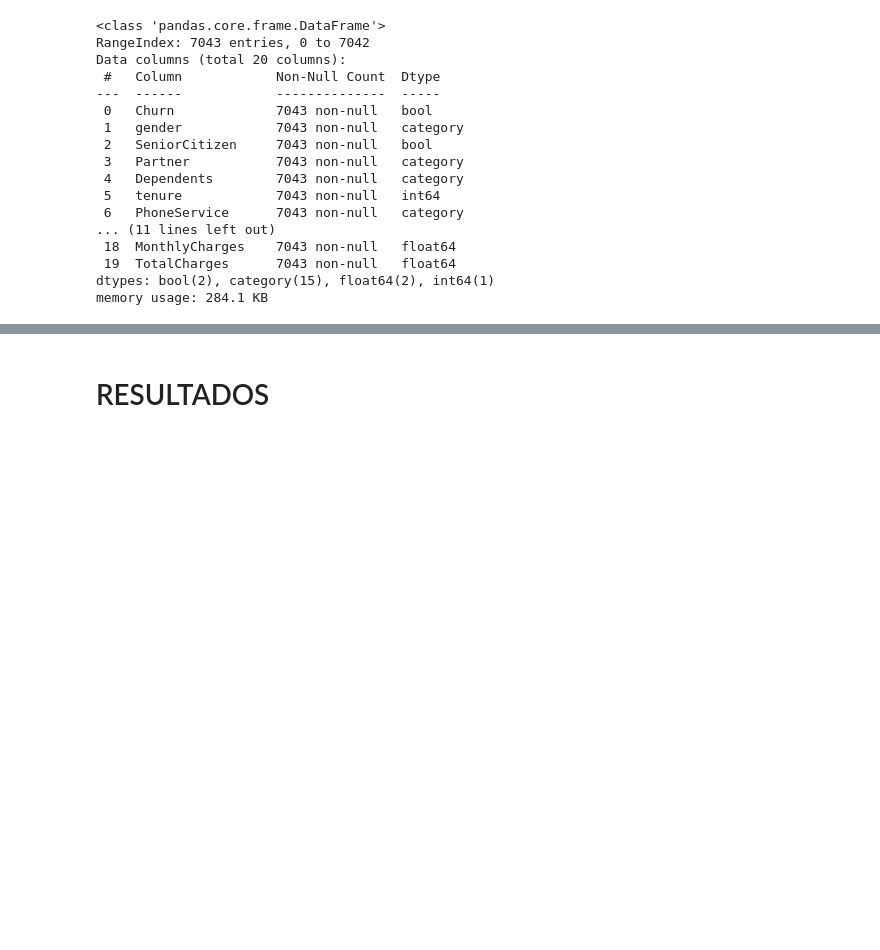
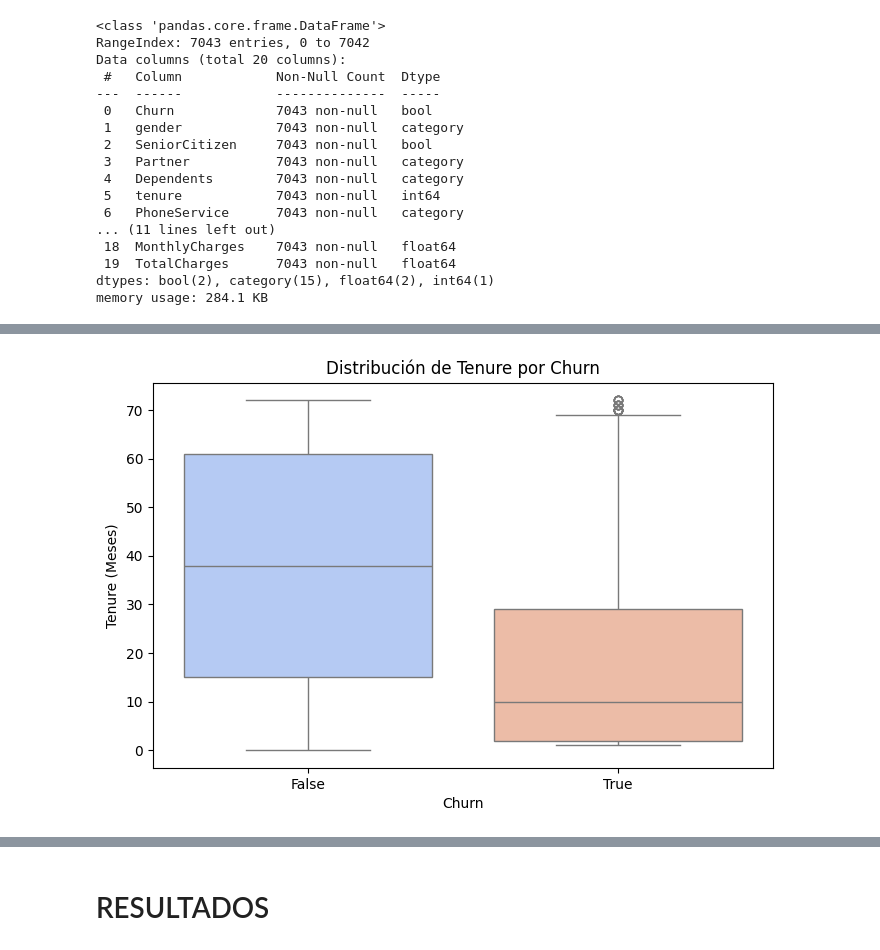
Before and after one commit to mauloredo/Challenge_Telecom_X, a Jupyter notebook: Challenge_Telecom_X.ipynb, the cells around one changed output, grey strips where cells are left out. Drawn from its saved outputs; the diff is of its cells as text; code cells hidden in the pictures; blank space fills up the shorter version.

```diff
--- a/Challenge_Telecom_X.ipynb
+++ b/Challenge_Telecom_X.ipynb
@@ -1049,0 +1079,12 @@ memory usage: 284.1 KB
+# %%
+#ANALISANDO EL COMPORTAMIENTO DE CHURN Y SU RELACIÓN CON LAS VARIABLES NUMÉRICAS
+
+#Distribución de tenure por Churn
+plt.figure(figsize=(8, 5))
+sns.boxplot(x=clean_df['Churn'], y=clean_df['tenure'], palette='coolwarm')
+plt.xlabel('Churn')
+plt.ylabel('Tenure (Meses)')
+plt.title('Distribución de Tenure por Churn')
+plt.show()
+# %% [output]
+[figure, added]
```
Also changed, not shown: parts of 12 cells of this notebook.
